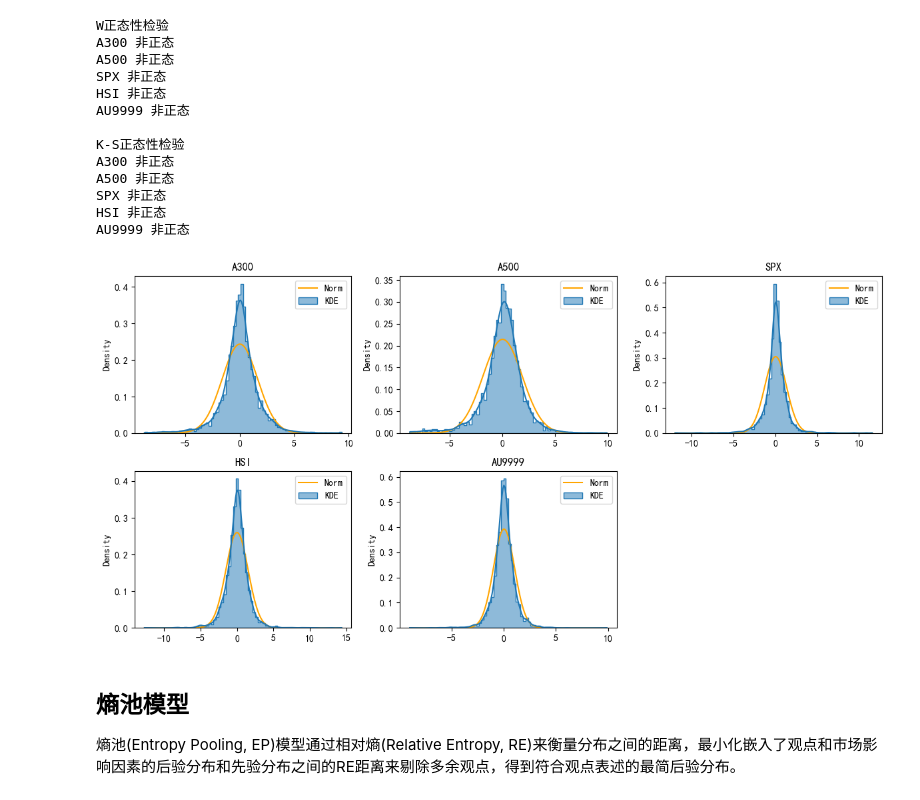
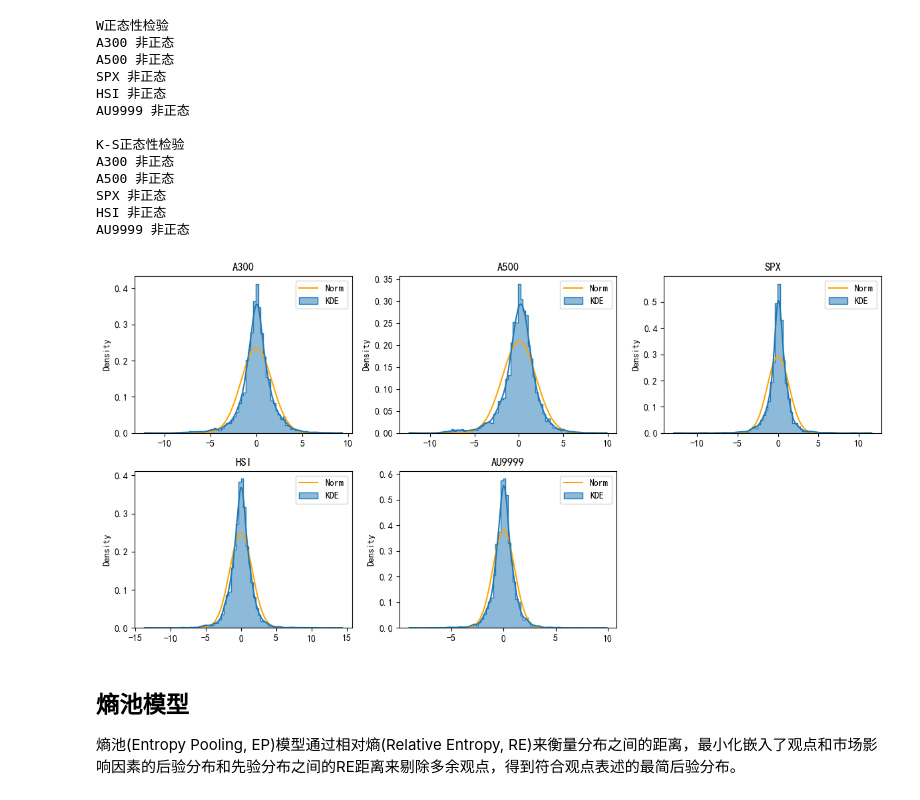
Before and after one commit to dishangti/Entropy-Pooling, a Jupyter notebook: EP.ipynb, the cells around one changed output. Cells and saved outputs as stored; diff of their text form; code cells hidden in the pictures.

```diff
--- a/EP.ipynb
+++ b/EP.ipynb
@@ -68,3 +68,9 @@ else:
     print('Fail')
 # %% [output]
 Pass
+# %%
+# 因为重新同步了市场时间，所以需要重新计算涨跌幅
+for name, index in indices.items():
+    for i in range(1,index.shape[0]): #第0天不算了
+        index.loc[i,'涨跌'] = index['收盘价'][i] - index['收盘价'][i-1]
+        index.loc[i,'涨跌幅%'] = index.loc[i,'涨跌'] / index.loc[i-1,'收盘价'] * 100
@@ -71,2 +87,10 @@ Pass
 # %% [markdown]
 ## 统计特征
+# %%
+pnls = np.array([[0] * 3460])    # 把涨跌幅做成矩阵方便使用
+names = []
+for name, index in indices.items():
+    names.append(name)
+    pnls = np.r_[pnls, np.array(index['涨跌幅%']).reshape(1,-1)]
+pnls = pd.DataFrame(pnls[1:].astype('float64').T,columns = names)
+display(pnls)
@@ -86,8 +123,0 @@ for name, index in indices.items():
-# %%
-pnls = np.array([[0] * 3460])
-names = []
-for name, index in indices.items():
-    names.append(name)
-    pnls = np.r_[pnls, np.array(index['涨跌幅%']).reshape(1,-1)]
-print(names)
-pnls = pnls[1:].astype('float16').T
@@ -96,8 +124,9 @@ pnls = pnls[1:].astype('float16').T
 # %%
 # 计算期望与协方差
 
-Mu = pnls.mean(axis = 0).reshape(-1, 1)
-Sigma = np.cov(pnls.T)
-display(pd.DataFrame(np.round(np.corrcoef(pnls.T), 2), columns=names, index=names))   # 相关系数矩阵
-display(pd.DataFrame(np.round(Sigma, 2), columns=names, index=names))  # 协方差矩阵
+Mu = pnls.mean(axis = 0)
+Sigma = pnls.cov()
+display(np.round(Mu,2))
+display(np.round(pnls.corr(), 2))   # 相关系数矩阵
+display(np.round(Sigma, 2))  # 协方差矩阵
 # %% [output]
@@ -147,22 +182,22 @@ AU9999 非正态
 # %%
 # 分布图
 # 蓝色直方图，深蓝色核密度函数，橙色正态密度函数
 
 fig = plt.figure(figsize=(12, 6))
 i = 0
 for name, index in indices.items():
     ax = plt.subplot(2, 3, i + 1)
     ax.set_title(name)
     plt.tight_layout()
     pnl = np.array(index['涨跌幅%'])
     norm_x = np.linspace(pnl.min(), pnl.max(), 1000)
-    norm_y = scipy.stats.norm.pdf(norm_x, Mu[i], np.sqrt(Sigma[i,i]))
+    norm_y = scipy.stats.norm.pdf(norm_x, Mu[i], np.sqrt(Sigma.values[i,i]))
     plt.plot(norm_x,norm_y,c="orange", label='Norm')
     sns.histplot(data = pnl, bins = 80, kde=True, ax = ax, element="step", stat="density", label='KDE')
     plt.legend()
     i += 1
 # %% [output]
-[figure, old version]
+[figure, new version]
 # %% [markdown]
 ## 熵池模型
 熵池(Entropy Pooling, EP)模型通过相对熵(Relative Entropy, RE)来衡量分布之间的距离，最小化嵌入了观点和市场影响因素的后验分布和先验分布之间的RE距离来剔除多余观点，得到符合观点表述的最简后验分布。
```
Also changed, not shown: parts of 27 cells of this notebook, 1 other file.
